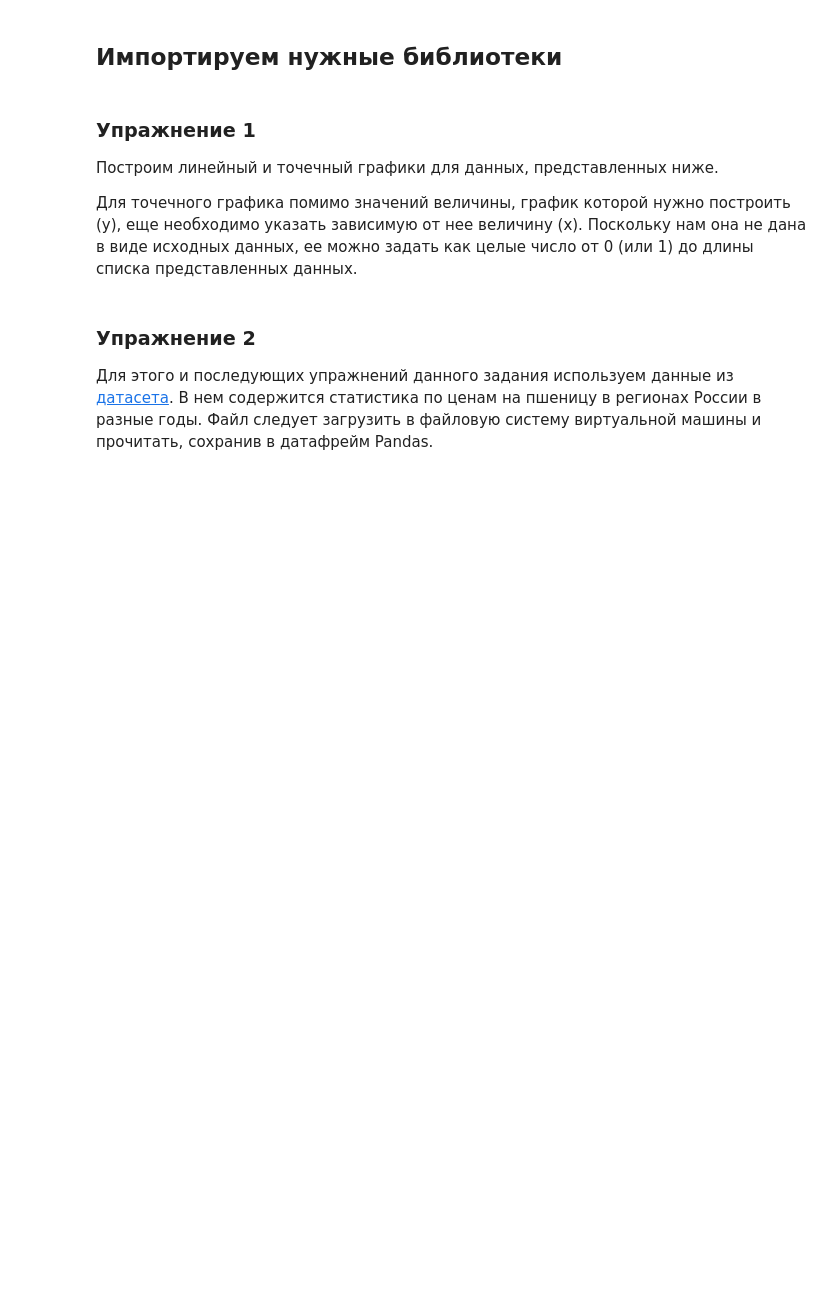
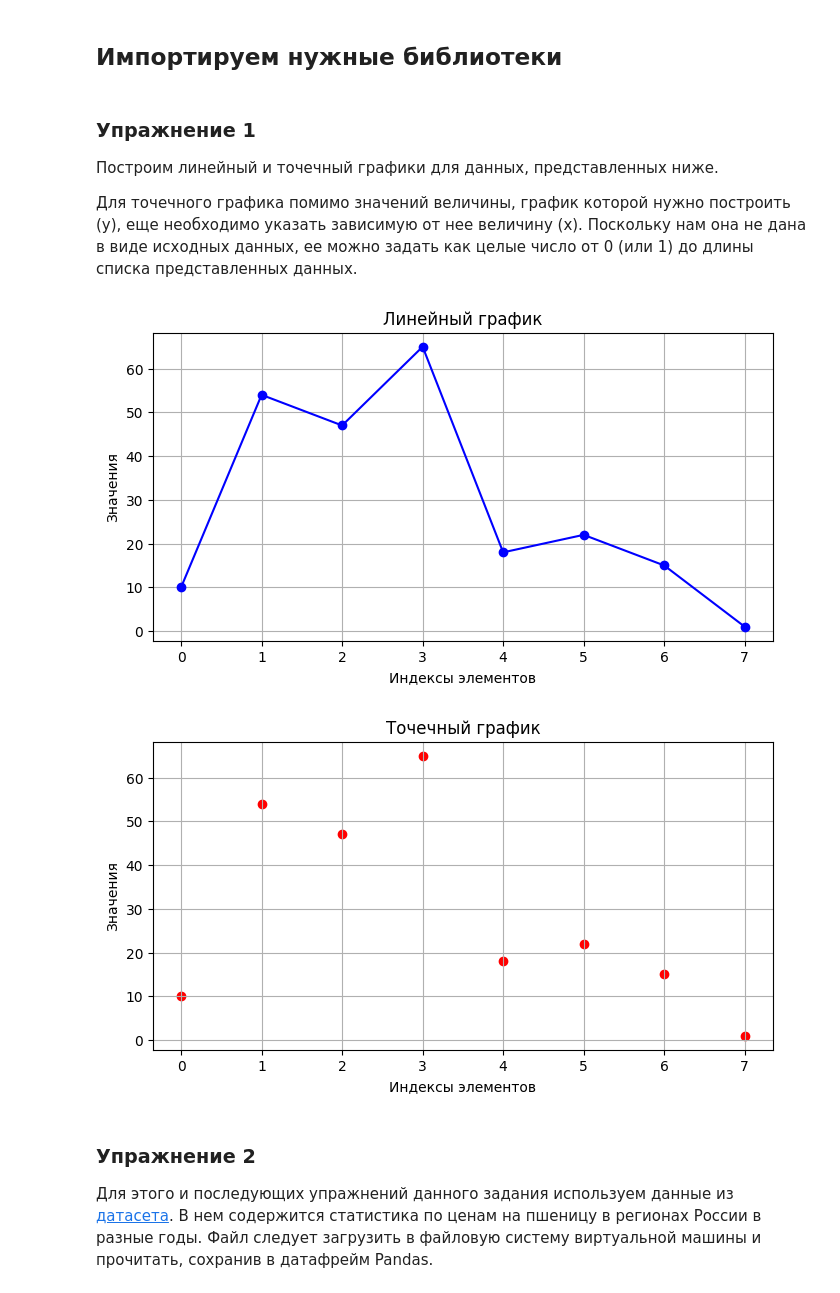
Before and after one commit to DarknessSpectre/Labs, a Jupyter notebook: pandasmatplotlib.ipynb, the cells around one changed output. Drawn from its saved outputs; the diff is of its cells as text; code cells hidden in the pictures; blank space fills up the shorter version.

```diff
--- a/pandasmatplotlib.ipynb
+++ b/pandasmatplotlib.ipynb
@@ -48,3 +46,27 @@ data = [10, 54, 47, 65, 18, 22, 15, 1]
+# %%
+data = [10, 54, 47, 65, 18, 22, 15, 1]
+x = list(range(len(data)))
+
+# Линейный график
+plt.figure(figsize=(8, 4))
+plt.plot(x, data, marker='o', linestyle='-', color='b')
+plt.title('Линейный график')
+plt.xlabel('Индексы элементов')
+plt.ylabel('Значения')
+plt.grid(True)
+plt.show()
+
+# Точечный график
+plt.figure(figsize=(8, 4))
+plt.scatter(x, data, color='r', marker='o')
+plt.title('Точечный график')
+plt.xlabel('Индексы элементов')
+plt.ylabel('Значения')
+plt.grid(True)
+plt.show()
+# %% [output]
+[figure, added]
+[figure, added]
 # %% [markdown]
 ### Упражнение 2
 
```
Also changed, not shown: parts of 8 cells of this notebook.
